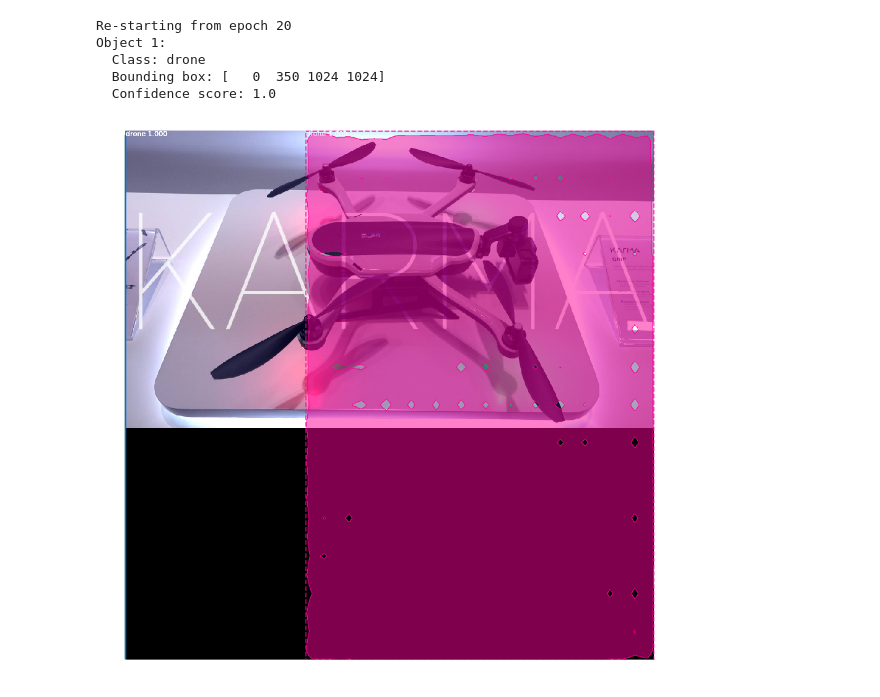
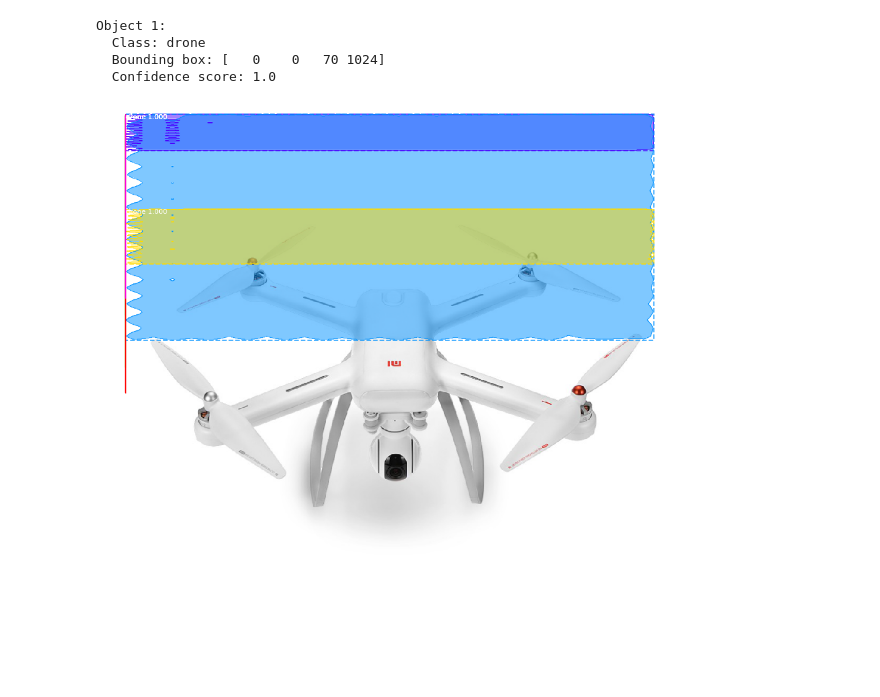
Before and after one commit to mehdizse/tp_mask_rcnn, a Jupyter notebook: test.ipynb, the cells around one changed output. Cells and saved outputs as stored; diff of their text form; code cells hidden in the pictures.

```diff
--- a/test.ipynb
+++ b/test.ipynb
@@ -28,7 +28,7 @@ model = mrcnn.model.MaskRCNN(mode="inference",
                              model_dir=os.getcwd())
 
 # Load the weights into the model.
-model.load_weights(filepath="logs\drone_detection20241123T1349\mask_rcnn_drone_detection_0020.h5", by_name=True)
+model.load_weights(filepath="model.h5", by_name=True)
 
 # Directory for validation images
 validation_dir = "dataset/validation"
@@ -68,33 +68,32 @@ high_confidence_indices = [i for i, score in enumerate(r['scores']) if score > C
 for i in range(len(r['scores'])):
     y1, x1, y2, x2 = r['rois'][i]
     box_height = y2 - y1
     box_width = x2 - x1
     box_area = box_height * box_width
 
     if r['scores'][i] > CONFIDENCE_THRESHOLD and box_area > MIN_BOX_AREA:
         print(f"Object {i + 1}:")
         print(f"  Class: {CLASS_NAMES[r['class_ids'][i]]}")
         print(f"  Bounding box: {r['rois'][i]}")  # y1, x1, y2, x2
         print(f"  Confidence score: {r['scores'][i]}")
         # Break after the first detected drone
         break
     else:
         print(f"Filtered out Object {i + 1} with tiny bounding box or low confidence.")
 
 # Visualize only the high-confidence detections
 if len(high_confidence_indices) > 0:
     mrcnn.visualize.display_instances(image=padded_image,  # Use padded_image for visualization
                                       boxes=r['rois'][high_confidence_indices],
                                       masks=r['masks'][:, :, high_confidence_indices],
                                       class_ids=r['class_ids'][high_confidence_indices],
                                       class_names=CLASS_NAMES,
                                       scores=r['scores'][high_confidence_indices])
 else:
     print("No high-confidence detections found.")
 # %% [output]
-Re-starting from epoch 20
 Object 1:
   Class: drone
-  Bounding box: [   0  350 1024 1024]
+  Bounding box: [   0    0   70 1024]
   Confidence score: 1.0
-[figure, old version]
+[figure, new version]
```
Also changed, not shown: 1 other file.
